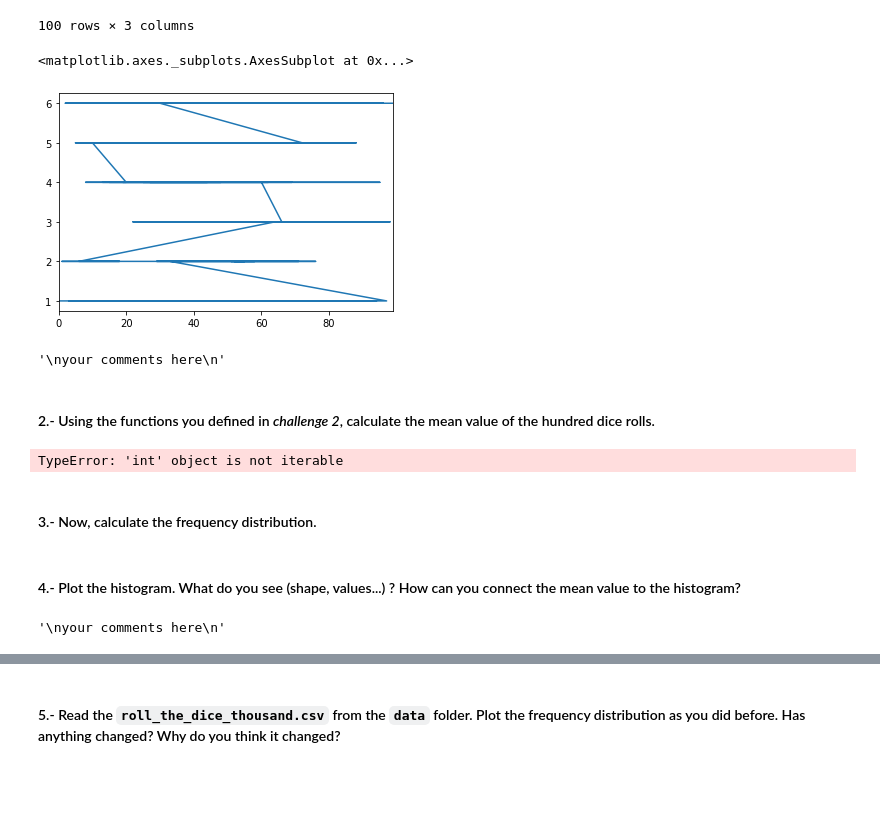
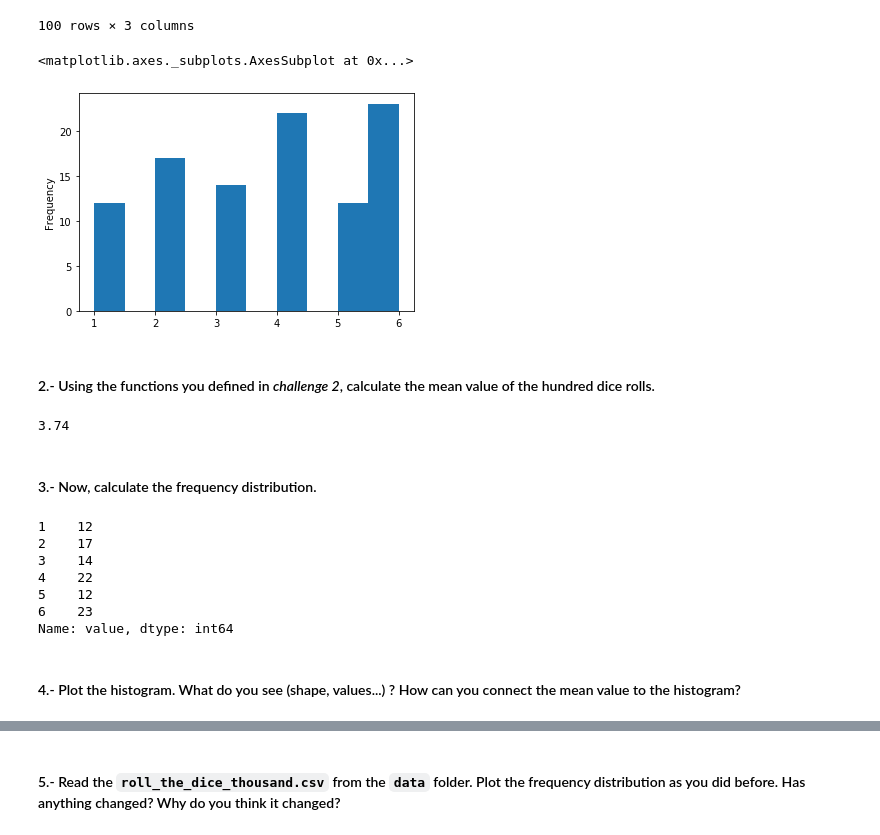
Before and after one commit to ta-data-lis/lab-understanding-descriptive-stats, a Jupyter notebook: your-code/main.ipynb, the cells around one changed output, grey strips where cells are left out. Drawn from its saved outputs; the diff is of its cells as text; code cells hidden in the pictures; blank space fills up the shorter version.

Commit message:
kind of done

```diff
--- a/your-code/main.ipynb
+++ b/your-code/main.ipynb
@@ -98,13 +147,7 @@ roll_the_dice_hundred
 | 99 | 99 | 99 | 6 |
 100 rows × 3 columns
 # %%
-roll_the_dice_hundred['value'].sort_values().plot()
+roll_the_dice_hundred['value'].sort_values().plot(kind = 'hist')
 # %% [output]
 <matplotlib.axes._subplots.AxesSubplot at 0x...>
-[figure, old version]
+[figure, new version]
-# %%
-"""
-your comments here
-"""
-# %% [output]
-'\nyour comments here\n'
@@ -111,8 +158,8 @@ your comments here
 # %% [markdown]
 #### 2.- Using the functions you defined in *challenge 2*, calculate the mean value of the hundred dice rolls.
-# %%
-roll_the_dice_hundred['value'].apply(dice_mean)
-# %% [output]
-TypeError: 'int' object is not iterable
+# %%
+mean(roll_the_dice_hundred['value'])
+# %% [output]
+3.74
 # %% [markdown]
 #### 3.- Now, calculate the frequency distribution.
@@ -121,2 +166,13 @@ TypeError: 'int' object is not iterable
+# %%
+roll_the_dice_hundred_freq = roll_the_dice_hundred['value'].value_counts().sort_index()
+roll_the_dice_hundred_freq
+# %% [output]
+1    12
+2    17
+3    14
+4    22
+5    12
+6    23
+Name: value, dtype: int64
 # %% [markdown]
 #### 4.- Plot the histogram. What do you see (shape, values...) ? How can you connect the mean value to the histogram?
@@ -125,6 +178,0 @@ TypeError: 'int' object is not iterable
-# %%
-"""
-your comments here
-"""
-# %% [output]
-'\nyour comments here\n'
```
Also changed, not shown: parts of 58 cells of this notebook.
